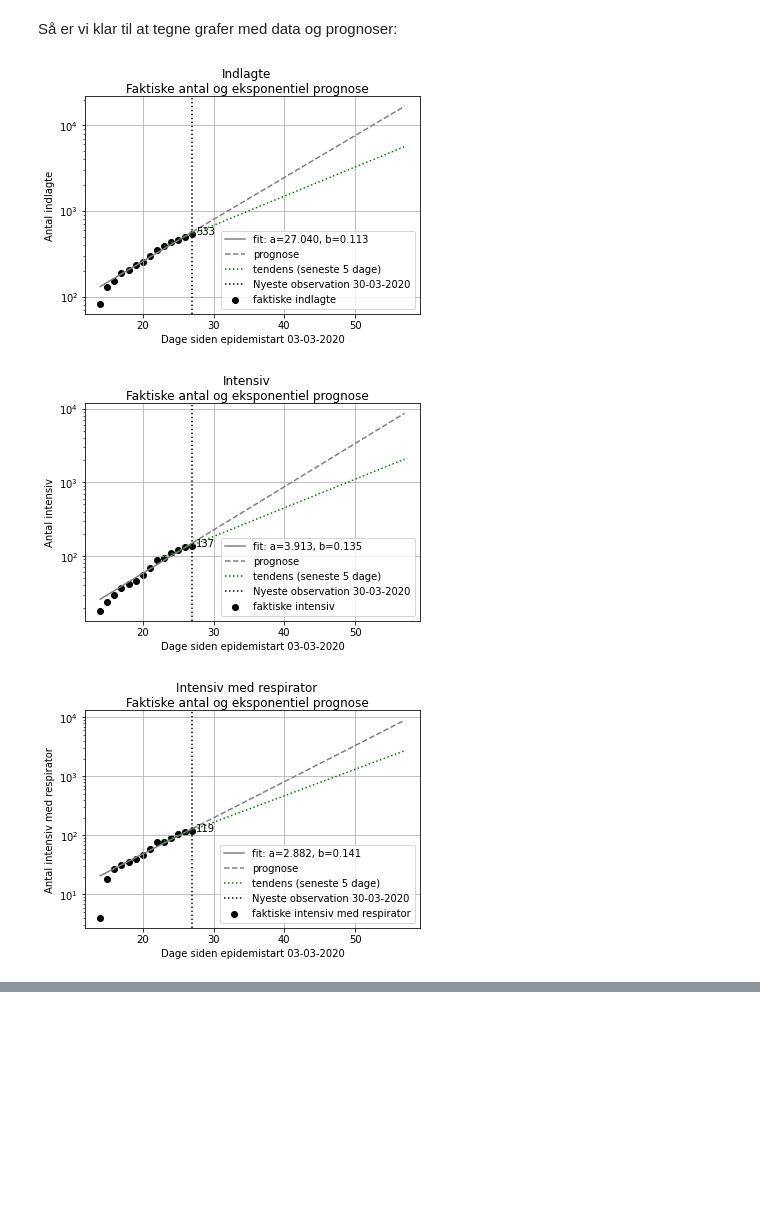
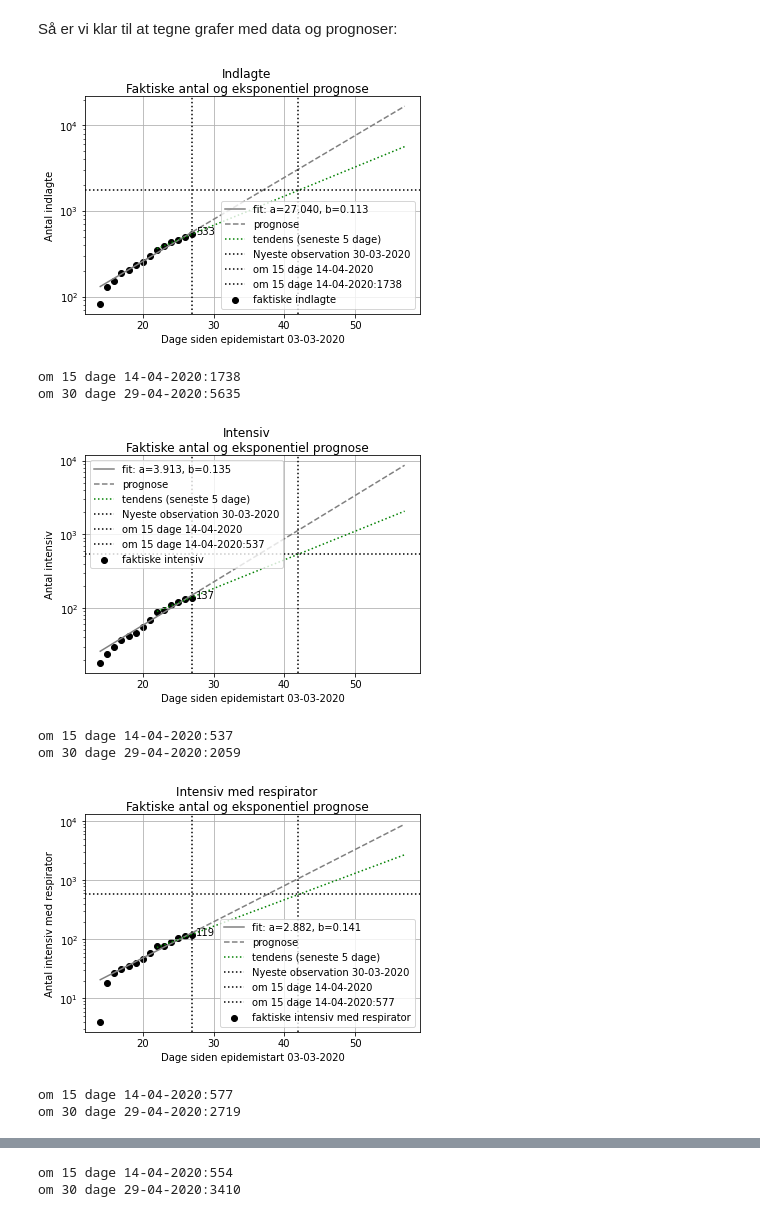
Before and after one commit to covid-19-sim/covid-19-dk, a Jupyter notebook: prognoser/eksponentiel_prognose.ipynb, the cells around one changed output, grey strips where cells are left out. Drawn from its saved outputs; the diff is of its cells as text; code cells hidden in the pictures; blank space fills up the shorter version.

Commit message:
Rettet fejl omkring x_data_tendens_fremskrivning. Indsat forudsigelser om 15 og 30 dage

```diff
--- a/prognoser/eksponentiel_prognose.ipynb
+++ b/prognoser/eksponentiel_prognose.ipynb
@@ -178,38 +178,52 @@ x_data_fremskrivning = x_data_alle[-FREMSKRIV_DAGE-1:]
 # %% [markdown]
 Så er vi klar til at tegne grafer med data og prognoser:
 # %%
+f1 = 15
+f2 = 30
 for k in kolonner:
     a = estimater[k]['a']
     b = estimater[k]['b']
     a_tendens = estimater[k]['a_tendens']
     b_tendens = estimater[k]['b_tendens']
     y_data = estimater[k]['y_data']
     overskrift = OVERSKRIFTER[k]
 
     y_data_fremskrivning = exp_func(x_data_fremskrivning, a, b)
 
-    x_data_tendens_fremskrivning = x_data_alle[-(TENDENS_DAGE+FREMSKRIV_DAGE):]
+    x_data_tendens_fremskrivning = x_data_alle[-(1+TENDENS_DAGE+FREMSKRIV_DAGE):]
     y_data_tendens_fremskrivning = exp_func(x_data_tendens_fremskrivning, a_tendens, b_tendens)
 
     plt.plot(x_data, exp_func(x_data, a, b), c='grey', ls='-', label='fit: a=%5.3f, b=%5.3f' % (a,b))
     plt.plot(x_data_fremskrivning, y_data_fremskrivning, c='grey', ls='--', label='prognose')
     plt.scatter(x_data, y_data, c='black', label=f'faktiske {overskrift.lower()}')
     plt.plot(x_data_tendens_fremskrivning, y_data_tendens_fremskrivning, c='green', ls=':', label=f'tendens (seneste {TENDENS_DAGE} dage)')
 
     nyeste_xy = (x_data.to_list()[-1] + .5, y_data.to_list()[-1])
     plt.annotate(f'{int(nyeste_xy[1])}', nyeste_xy)
 
     plt.xlabel(f'Dage siden epidemistart {EPIDEMI_START.strftime("%d-%m-%Y")}')
     plt.ylabel(f'Antal {overskrift.lower()}')
     plt.axvline(day_N_max, color='k', linestyle=':',
                 label=f'Nyeste observation {date_max.date().strftime("%d-%m-%Y")}')
+    plt.axvline(day_N_max+f1, color='k', linestyle=':',
+                label=f'om {f1} dage {(date_max+mdates.num2timedelta(f1)).date().strftime("%d-%m-%Y")}')
+    plt.axhline(y_data_tendens_fremskrivning[TENDENS_DAGE+f1], color='k', linestyle=':',
+                label=f'om {f1} dage {(date_max+mdates.num2timedelta(f1)).date().strftime("%d-%m-%Y")}:{int(y_data_tendens_fremskrivning[TENDENS_DAGE+f1])}')
     plt.legend()
     plt.suptitle(f'{overskrift}\nFaktiske antal og eksponentiel prognose')
     plt.yscale('log')
     plt.grid()
 
     plt.show()
+    print(f'om {f1} dage {(date_max+mdates.num2timedelta(f1)).date().strftime("%d-%m-%Y")}:{int(y_data_tendens_fremskrivning[TENDENS_DAGE+f1])}')
+    print(f'om {f2} dage {(date_max+mdates.num2timedelta(f2)).date().strftime("%d-%m-%Y")}:{int(y_data_tendens_fremskrivning[TENDENS_DAGE+f2])}')
 # %% [output]
-[figure, old version]
+[figure, new version]
+om 15 dage 14-04-2020:1738
+om 30 dage 29-04-2020:5635
-[figure, old version]
+[figure, new version]
+om 15 dage 14-04-2020:537
+om 30 dage 29-04-2020:2059
-[figure, old version]
+[figure, new version]
+om 15 dage 14-04-2020:577
+om 30 dage 29-04-2020:2719
@@ -216,0 +231,2 @@ for k in kolonner:
+om 15 dage 14-04-2020:554
+om 30 dage 29-04-2020:3410
```
Also changed, not shown: parts of 1 cell of this notebook.
